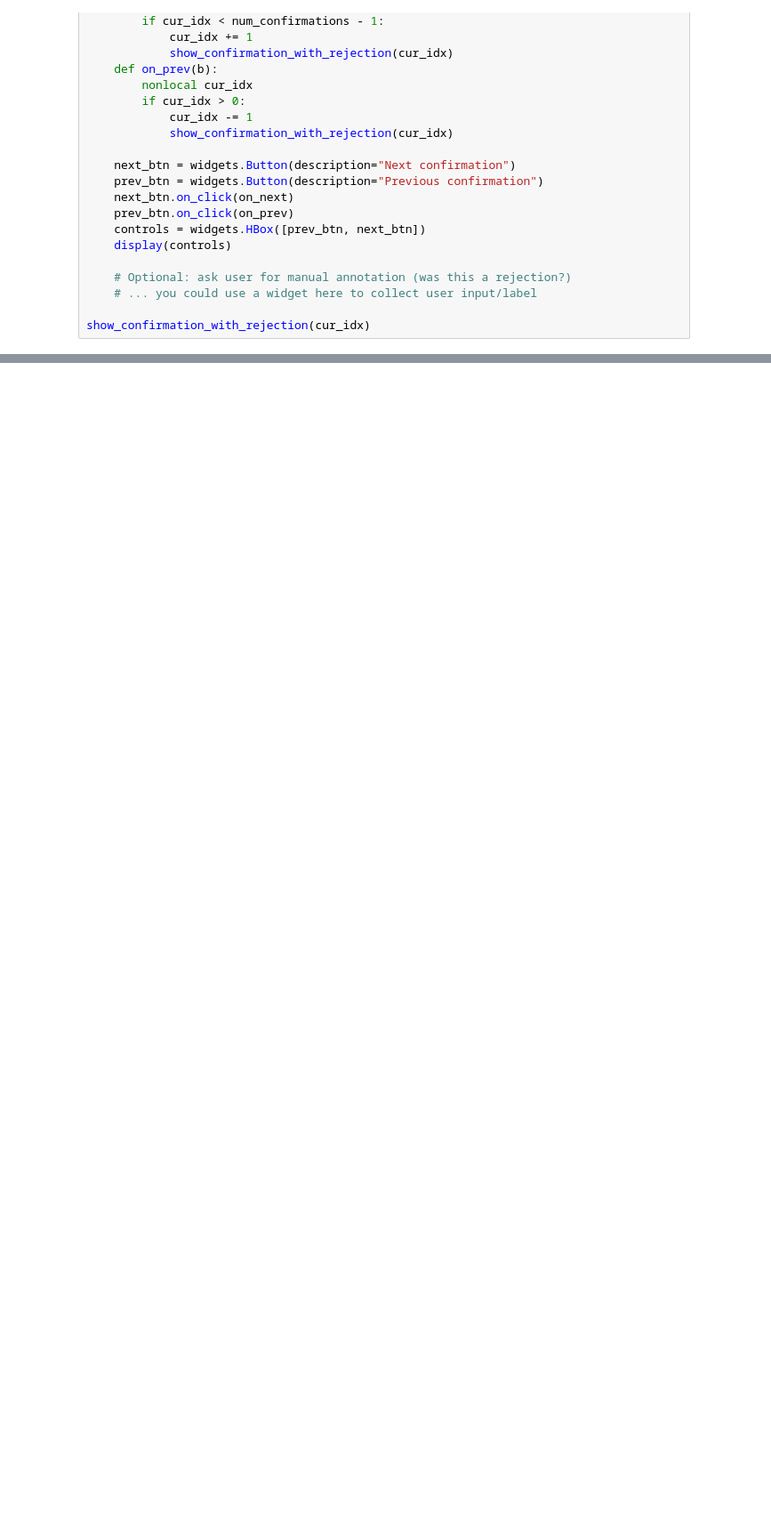
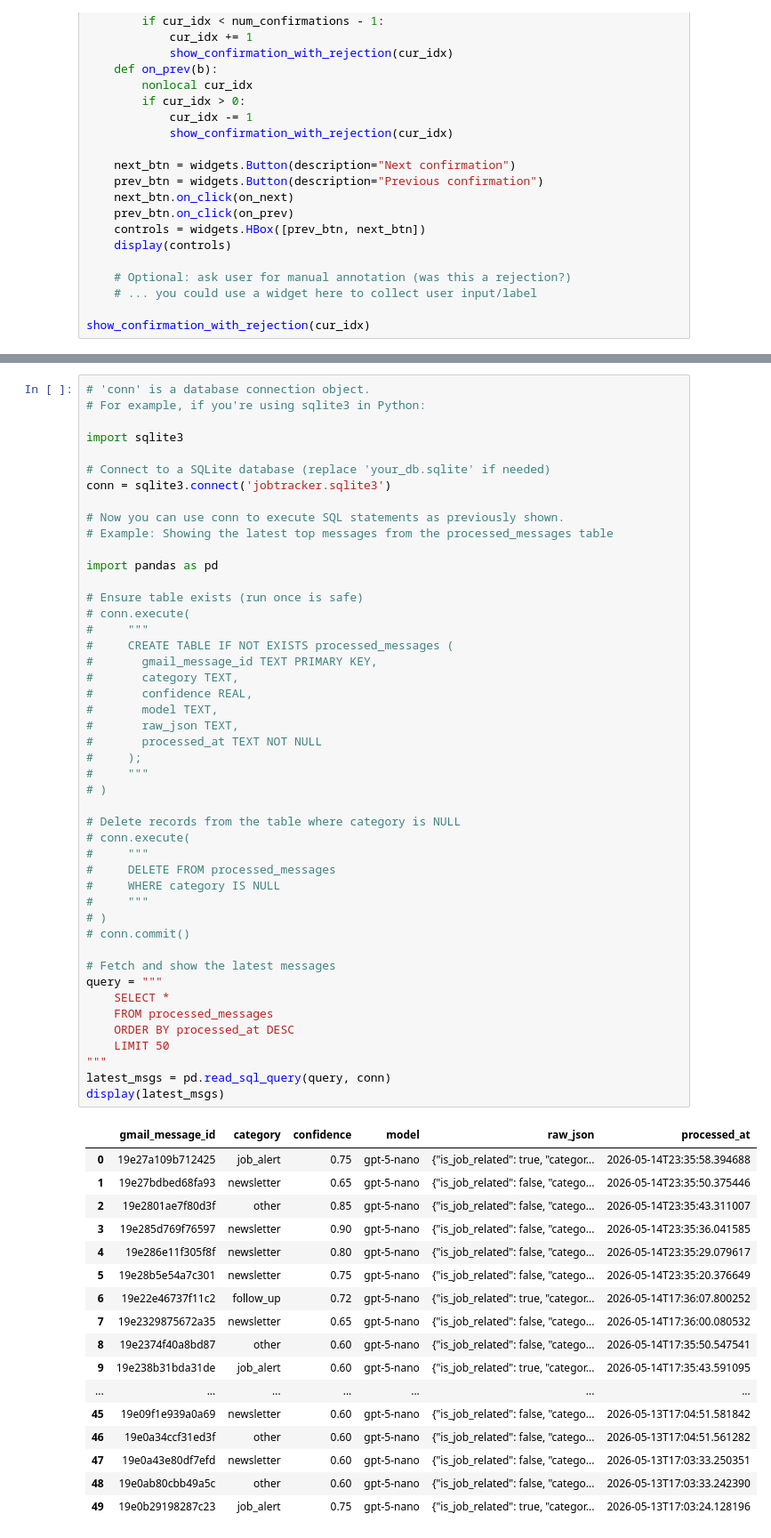
Before and after one commit to alirezakesha/HireTrail, a Jupyter notebook: gmail.ipynb, the cells around one changed output, grey strips where cells are left out. Shown at 89% size. Drawn from its saved outputs; the diff is of its cells as text; blank space fills up the shorter version.

```diff
--- a/gmail.ipynb
+++ b/gmail.ipynb
@@ -1067,0 +1074,64 @@ confirmation_rejection_df
+# %%
+# 'conn' is a database connection object.
+# For example, if you're using sqlite3 in Python:
+
+import sqlite3
+
+# Connect to a SQLite database (replace 'your_db.sqlite' if needed)
+conn = sqlite3.connect('jobtracker.sqlite3')
+
+# Now you can use conn to execute SQL statements as previously shown.
+# Example: Showing the latest top messages from the processed_messages table
+
+import pandas as pd
+
+# Ensure table exists (run once is safe)
+# conn.execute(
+#     """
+#     CREATE TABLE IF NOT EXISTS processed_messages (
+#       gmail_message_id TEXT PRIMARY KEY,
+#       category TEXT,
+#       confidence REAL,
+#       model TEXT,
+#       raw_json TEXT,
+#       processed_at TEXT NOT NULL
+#     );
+#     """
+# )
+
+# Delete records from the table where category is NULL
+# conn.execute(
+#     """
+#     DELETE FROM processed_messages
+#     WHERE category IS NULL
+#     """
+# )
+# conn.commit()
+
+# Fetch and show the latest messages
+query = """
+    SELECT *
+    FROM processed_messages
+    ORDER BY processed_at DESC
+    LIMIT 50
+"""
+latest_msgs = pd.read_sql_query(query, conn)
+display(latest_msgs)
+# %% [output]
+|  | gmail_message_id | category | confidence | model | raw_json | processed_at |
+| 0 | 19e27a109b712425 | job_alert | 0.75 | gpt-5-nano | {"is_job_related": true, "categor... | 2026-05-14T23:35:58.394688 |
+| 1 | 19e27bdbed68fa93 | newsletter | 0.65 | gpt-5-nano | {"is_job_related": false, "catego... | 2026-05-14T23:35:50.375446 |
+| 2 | 19e2801ae7f80d3f | other | 0.85 | gpt-5-nano | {"is_job_related": false, "catego... | 2026-05-14T23:35:43.311007 |
+| 3 | 19e285d769f76597 | newsletter | 0.90 | gpt-5-nano | {"is_job_related": false, "catego... | 2026-05-14T23:35:36.041585 |
+| 4 | 19e286e11f305f8f | newsletter | 0.80 | gpt-5-nano | {"is_job_related": false, "catego... | 2026-05-14T23:35:29.079617 |
+| 5 | 19e28b5e54a7c301 | newsletter | 0.75 | gpt-5-nano | {"is_job_related": false, "catego... | 2026-05-14T23:35:20.376649 |
+| 6 | 19e22e46737f11c2 | follow_up | 0.72 | gpt-5-nano | {"is_job_related": true, "categor... | 2026-05-14T17:36:07.800252 |
+| 7 | 19e2329875672a35 | newsletter | 0.65 | gpt-5-nano | {"is_job_related": false, "catego... | 2026-05-14T17:36:00.080532 |
+| 8 | 19e2374f40a8bd87 | other | 0.60 | gpt-5-nano | {"is_job_related": false, "catego... | 2026-05-14T17:35:50.547541 |
+| 9 | 19e238b31bda31de | job_alert | 0.60 | gpt-5-nano | {"is_job_related": true, "categor... | 2026-05-14T17:35:43.591095 |
+| ... | ... | ... | ... | ... | ... | ... |
+| 45 | 19e09f1e939a0a69 | newsletter | 0.60 | gpt-5-nano | {"is_job_related": false, "catego... | 2026-05-13T17:04:51.581842 |
+| 46 | 19e0a34ccf31ed3f | other | 0.60 | gpt-5-nano | {"is_job_related": false, "catego... | 2026-05-13T17:04:51.561282 |
+| 47 | 19e0a43e80df7efd | newsletter | 0.60 | gpt-5-nano | {"is_job_related": false, "catego... | 2026-05-13T17:03:33.250351 |
+| 48 | 19e0ab80cbb49a5c | other | 0.60 | gpt-5-nano | {"is_job_related": false, "catego... | 2026-05-13T17:03:33.242390 |
+| 49 | 19e0b29198287c23 | job_alert | 0.75 | gpt-5-nano | {"is_job_related": true, "categor... | 2026-05-13T17:03:24.128196 |
```
Also changed, not shown: parts of 4 cells of this notebook, 28 other files.
